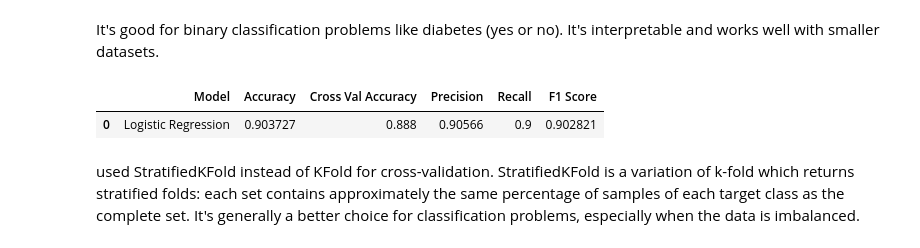
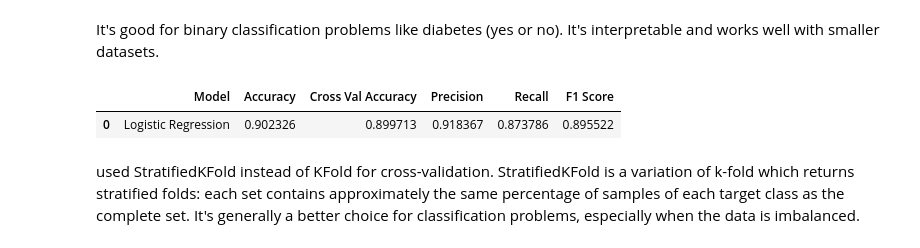
Before and after one commit to Rafhossin/FinalYearProject, a Jupyter notebook: Backend/MLModel/ComparativeAnalysis.ipynb, the cells around one changed output. Drawn from its saved outputs; the diff is of its cells as text; code cells hidden in the pictures.

```diff
--- a/Backend/MLModel/ComparativeAnalysis.ipynb
+++ b/Backend/MLModel/ComparativeAnalysis.ipynb
@@ -1102,7 +1086,7 @@ The reason for using multiple feature selection methods is to leverage the stren
 ### Splitting the dataset into training and testing sets
 # %%
 # Split the dataset into 70% training data and 30% testing data
-X_train, X_test, y_train, y_test = train_test_split(X_final, target, test_size = 0.3, random_state=0)
+X_train, X_test, y_train, y_test = train_test_split(X_final, target, test_size = 0.2, random_state=0)
 # %% [markdown]
 ### Data Normalization
 # %%
@@ -1155,39 +1139,39 @@ It's good for binary classification problems like diabetes (yes or no). It's int
 # Define the Logistic Regression model
 log_reg_model = LogisticRegression(random_state=0, penalty='l2')
 
 # Train the model
 log_reg_model.fit(X_train, y_train)
 
 # Define the cross-validation strategy
 strat_k_fold = StratifiedKFold(n_splits=10)
 
 # Compute cross-validation scores
 cv_scores = cross_val_score(log_reg_model, X_train, y_train, cv=strat_k_fold, scoring='accuracy')
 
 # Predict the target for the test data
-y_pred = log_reg_model.predict(X_test)
+y_predict_lr = log_reg_model.predict(X_test)
 
 # Compute evaluation metrics
-acc_score = accuracy_score(y_test, y_pred)
-prec_score = precision_score(y_test, y_pred)
-rec_score = recall_score(y_test, y_pred)
-f1_sc = f1_score(y_test, y_pred)
+acc_score = accuracy_score(y_test, y_predict_lr)
+prec_score = precision_score(y_test,y_predict_lr)
+rec_score = recall_score(y_test, y_predict_lr)
+f1_sc = f1_score(y_test, y_predict_lr)
 
 # Store the results in a DataFrame
 log_reg_results = pd.DataFrame({
     'Model': ['Logistic Regression'],
     'Accuracy': [acc_score],
     'Cross Val Accuracy': [cv_scores.mean()],
     'Precision': [prec_score],
     'Recall': [rec_score],
     'F1 Score': [f1_sc]
 })
 
 # Display the results
 log_reg_results
 # %% [output]
 |  | Model | Accuracy | Cross Val Accuracy | Precision | Recall | F1 Score |
-| 0 | Logistic Regression | 0.903727 | 0.888 | 0.90566 | 0.9 | 0.902821 |
+| 0 | Logistic Regression | 0.902326 | 0.899713 | 0.918367 | 0.873786 | 0.895522 |
 # %% [markdown]
 
 used StratifiedKFold instead of KFold for cross-validation. StratifiedKFold is a variation of k-fold which returns stratified folds: each set contains approximately the same percentage of samples of each target class as the complete set. It's generally a better choice for classification problems, especially when the data is imbalanced.
```
Also changed, not shown: parts of 13 cells of this notebook, 28 other files.
